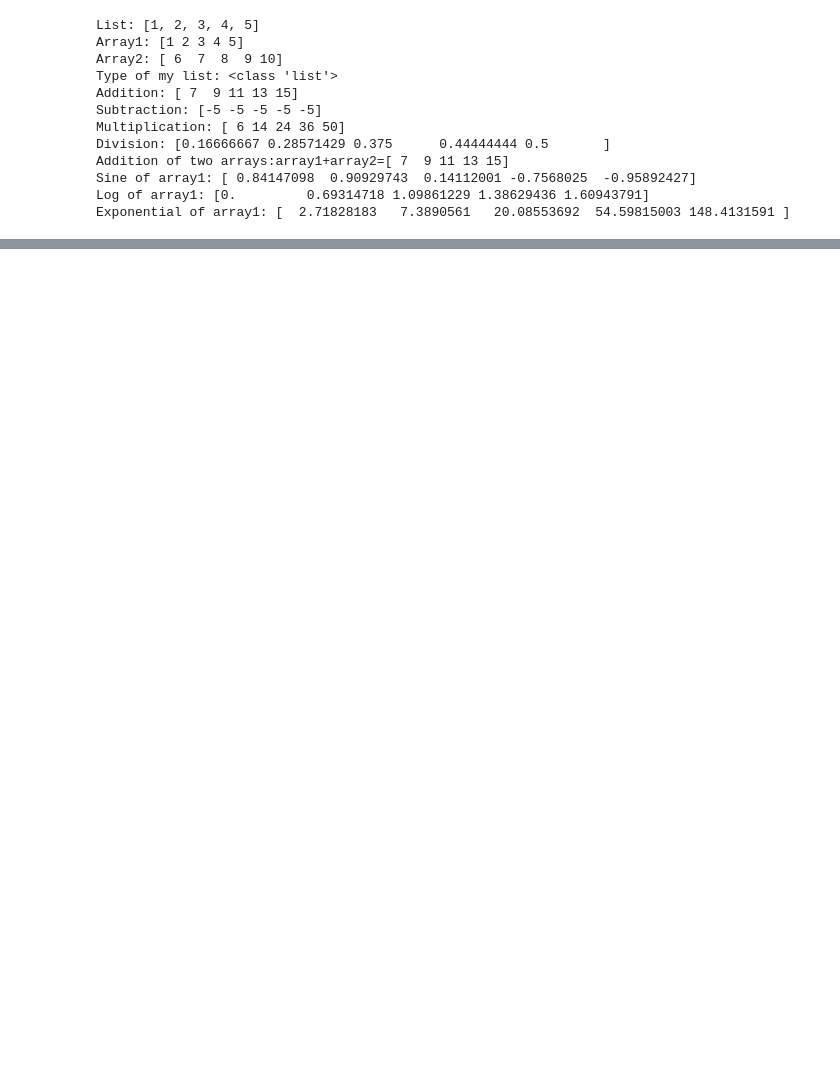
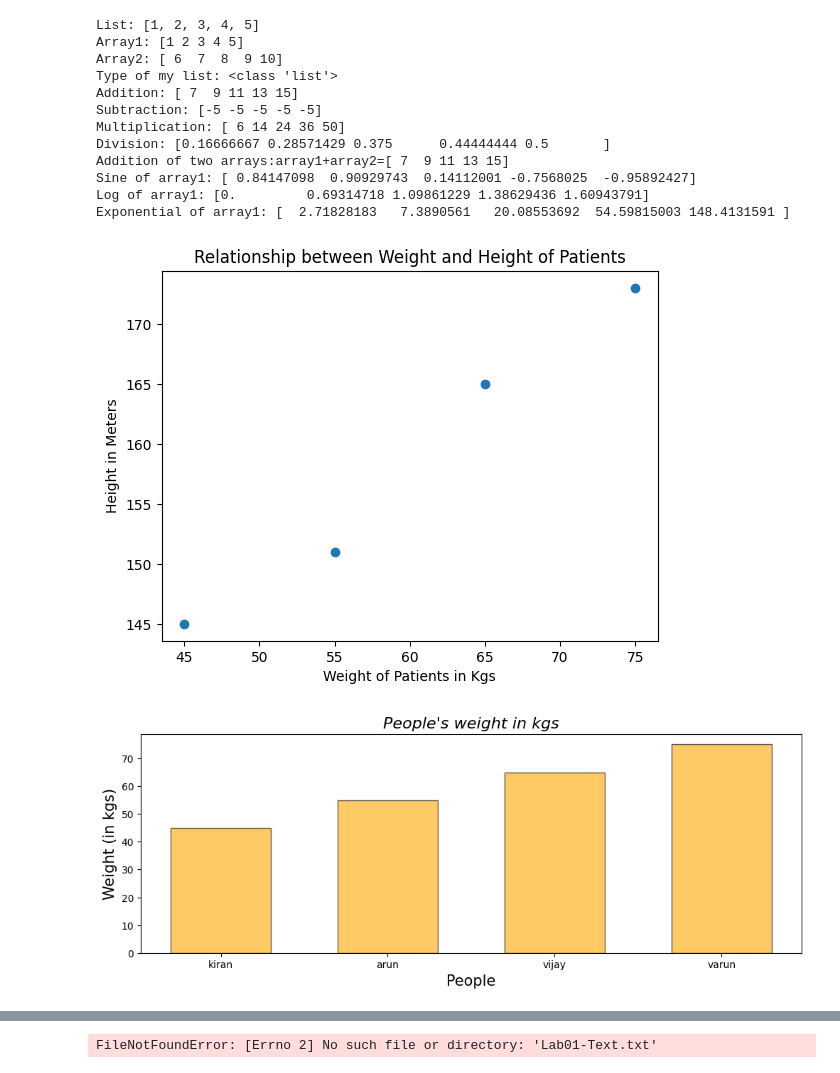
Before and after one commit to 2303a51733/AIML-2025, a Jupyter notebook: AIML_A1.ipynb, the cells around one changed output, grey strips where cells are left out. Saved outputs shown, nothing was run; the diff lists cells and outputs as text; code cells hidden in the pictures; blank space fills up the shorter version.

```diff
--- a/AIML_A1.ipynb
+++ b/AIML_A1.ipynb
@@ -1,6 +1,7 @@
 # %% [markdown]
 <a href="https://colab.research.google.com/github/2303a51733/AIML-2025/blob/main/AIML_A1.ipynb" target="_parent"><img src="https://colab.research.google.com/assets/colab-badge.svg" alt="Open In Colab"/></a>
 # %%
+#PART-1
 import numpy as np
 list=[1,2,3,4,5]
 print("List:",list)
@@ -16,30 +17,81 @@ a=array1+array2
 print("Addition:",a)
 b=array1-array2
 print("Subtraction:",b)
 c=array1*array2
 print("Multiplication:",c)
 d=array1/array2
 print("Division:",d)
 #5
 addition_result=array1+array2
 print(f"Addition of two arrays:array1+array2={addition_result}")
 #6
 sin_values=np.sin(array1)
 print("Sine of array1:",sin_values)
 log_values=np.log(array1)
 print("Log of array1:",log_values)
 exp_values=np.exp(array1)
 print("Exponential of array1:",exp_values)
+
+# PART-2
+#3
+people = ['kiran','arun','vijay','varun']
+ages=["25,30,35,40"]
+height=[145,151,165,173]
+weight=[45,55,65,75]
+import matplotlib.pyplot as plt
+plt.scatter(weight, height)
+plt.title("Relationship between Weight and Height of Patients")
+plt.ylabel("Height in Meters")
+plt.xlabel("Weight of Patients in Kgs")
+plt.show()
+#4
+plt.figure(figsize=(12,4))
+plt.title("People's weight in kgs",fontsize=16,
+          fontstyle='italic')
+
+# Main plot function 'bar'
+plt.bar(x=people,height=weight, width=0.6,
+        color='orange',edgecolor='k',alpha=0.6)
+
+plt.xlabel("People",fontsize=15)
+#plt.xticks(fontsize=14,rotation=30)
+#plt.yticks(fontsize=14)
+plt.ylabel("Weight (in kgs)",fontsize=15)
+plt.show()
+#5
+import numpy as np
+plt.figure(figsize=(7,5))
+
+# Main plot function 'hist'
+plt.hist(weight,color='red',edgecolor='k', alpha=0.75,bins=5)
+
+plt.title("Histogram of patient weight",fontsize=18)
+plt.xlabel("Weight in kgs",fontsize=15)
+#plt.xticks(fontsize=15)
+#plt.yticks(fontsize=15)
+plt.show()
+
+#PART-03
+import numpy as np
+import pandas as pd
+df1 = pd.read_table("Lab01-Text.txt")
+print(df1)
+data2 = pd.read_csv("Lab01-Text.csv")
+print(data2)
+data3 = pd.read_excel("Height_weight.xlsx")
+print(data3)
 # %% [output]
 List: [1, 2, 3, 4, 5]
 Array1: [1 2 3 4 5]
 Array2: [ 6  7  8  9 10]
 Type of my list: <class 'list'>
 Addition: [ 7  9 11 13 15]
 Subtraction: [-5 -5 -5 -5 -5]
 Multiplication: [ 6 14 24 36 50]
 Division: [0.16666667 0.28571429 0.375      0.44444444 0.5       ]
 Addition of two arrays:array1+array2=[ 7  9 11 13 15]
 Sine of array1: [ 0.84147098  0.90929743  0.14112001 -0.7568025  -0.95892427]
 Log of array1: [0.         0.69314718 1.09861229 1.38629436 1.60943791]
 Exponential of array1: [  2.71828183   7.3890561   20.08553692  54.59815003 148.4131591 ]
+[figure, added]
+[figure, added]
@@ -45,0 +99 @@ Exponential of array1: [  2.71828183   7.3890561   20.08553692  54.59815003 148.
+FileNotFoundError: [Errno 2] No such file or directory: 'Lab01-Text.txt'
```
Also changed, not shown: parts of 1 cell of this notebook.
